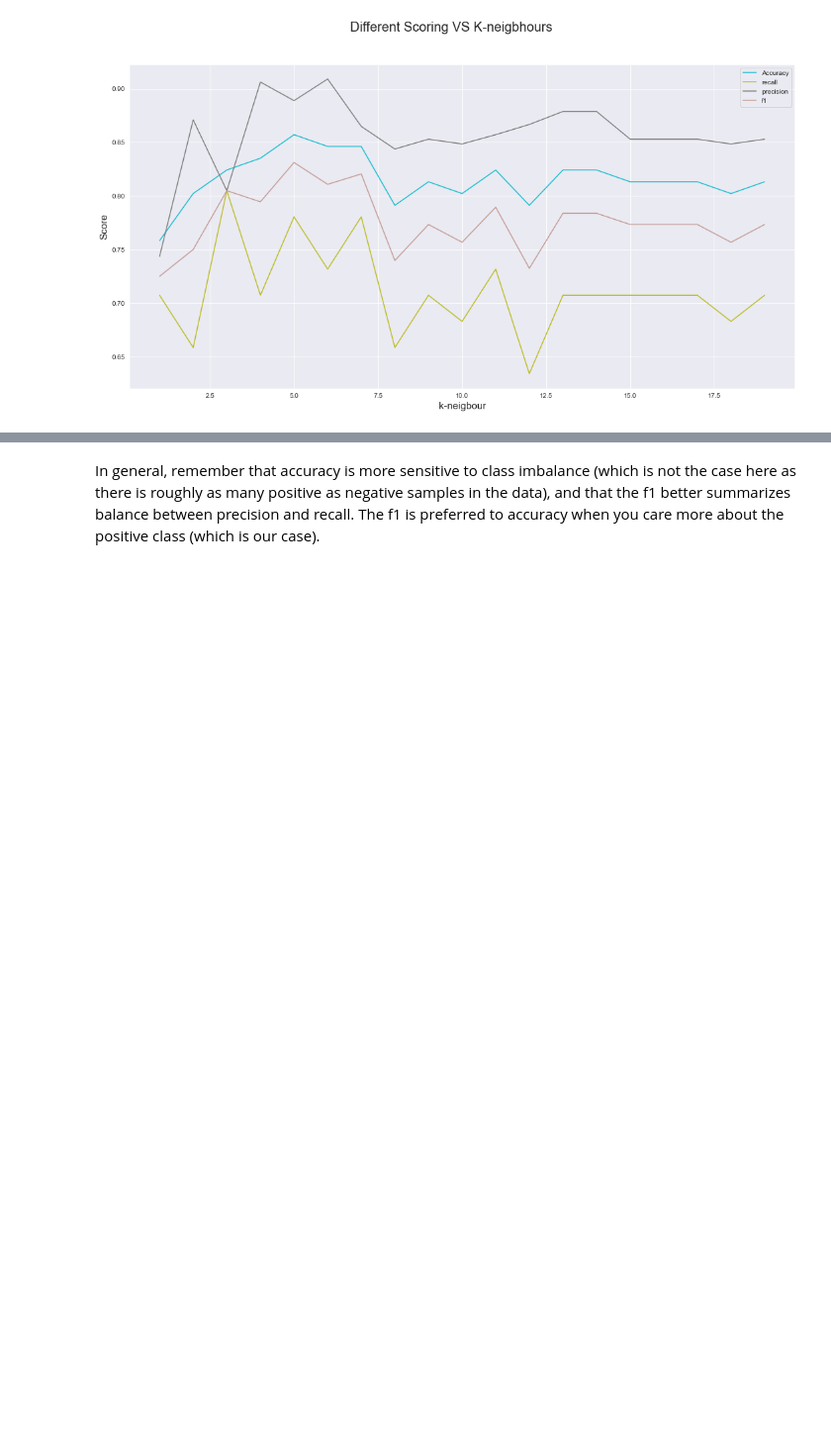
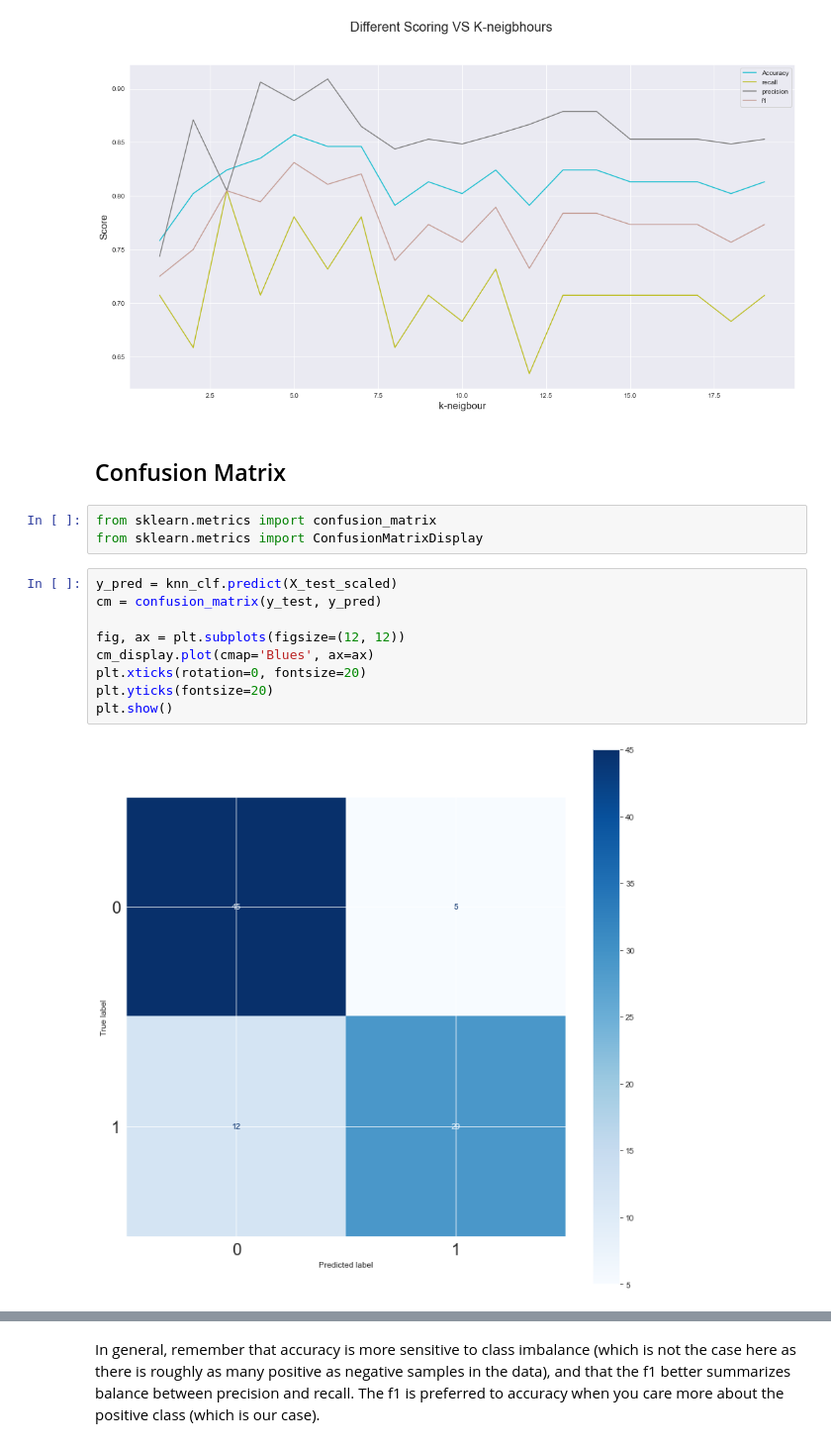
Before and after one commit to ManuLabricole/CDN-MachineLearning, a Jupyter notebook: ML2/notebooks/Machine_Learning_2.1_Classification.ipynb, the cells around one changed output, grey strips where cells are left out. Shown at 99% size. Cells and saved outputs as stored; diff of their text form; blank space fills up the shorter version.

```diff
--- a/ML2/notebooks/Machine_Learning_2.1_Classification.ipynb
+++ b/ML2/notebooks/Machine_Learning_2.1_Classification.ipynb
@@ -552,6 +554,22 @@ ax.set_xlabel("k-neigbour", fontsize=15)
 plt.show()
 # %% [output]
 [figure]
+# %% [markdown]
+## Confusion Matrix
+# %%
+from sklearn.metrics import confusion_matrix
+from sklearn.metrics import ConfusionMatrixDisplay
+# %%
+y_pred = knn_clf.predict(X_test_scaled)
+cm = confusion_matrix(y_test, y_pred)
+
+fig, ax = plt.subplots(figsize=(12, 12))
+cm_display.plot(cmap='Blues', ax=ax)
+plt.xticks(rotation=0, fontsize=20)
+plt.yticks(fontsize=20)
+plt.show()
+# %% [output]
+[figure, added]
 # %% [markdown]
 Fill the memo.txt file to answer these questions:
 
```
Also changed, not shown: parts of 10 cells of this notebook, 1 other file.
